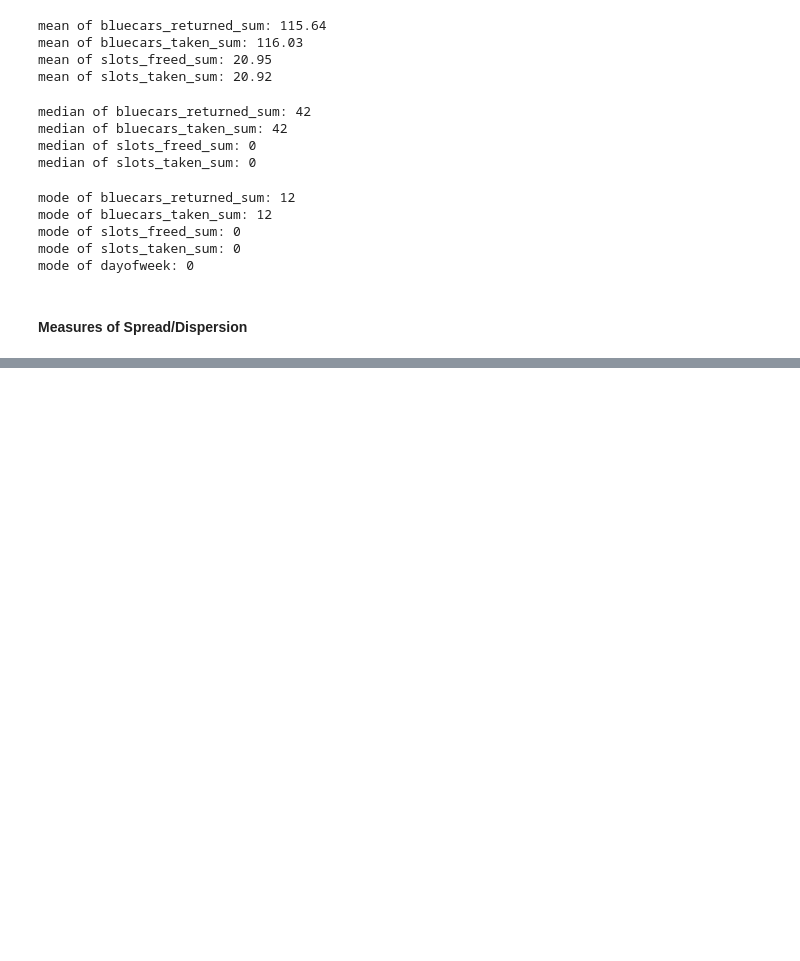
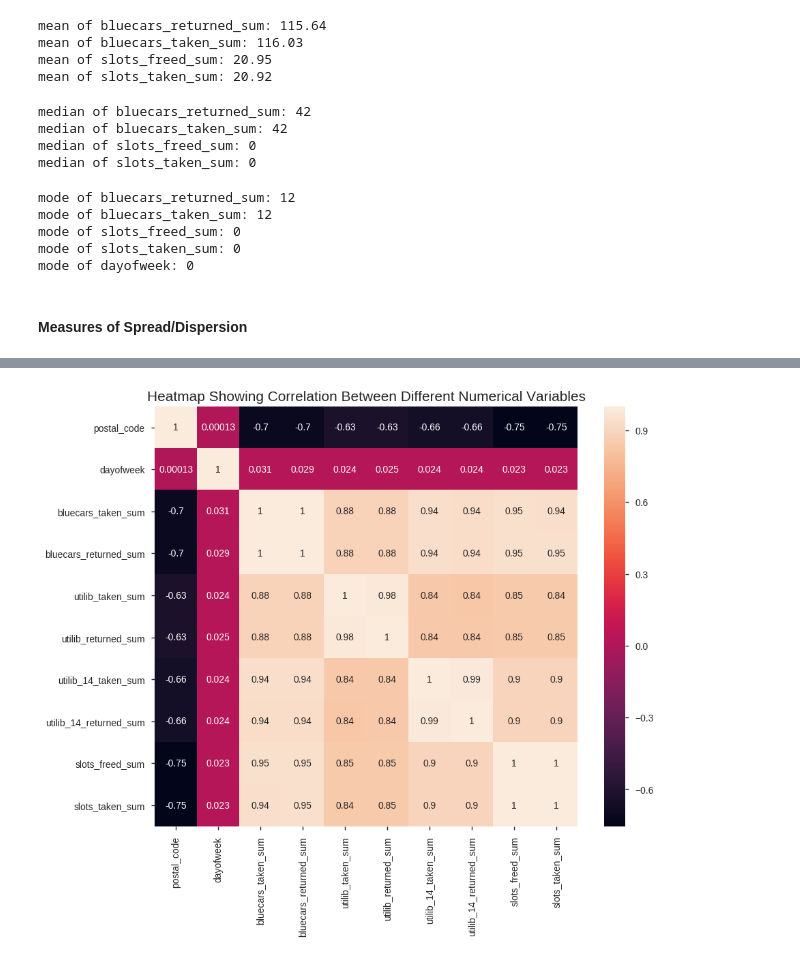
Before and after one commit to booorayan/BluecarsAuto, a Jupyter notebook: Autolib_projecte.ipynb, the cells around one changed output, grey strips where cells are left out. Saved outputs shown, nothing was run; the diff lists cells and outputs as text; code cells hidden in the pictures; blank space fills up the shorter version.

```diff
--- a/Autolib_projecte.ipynb
+++ b/Autolib_projecte.ipynb
@@ -408,0 +520,9 @@ mode of dayofweek: 0
+# %%
+heatmap = autob.corr()
+plt.figure(figsize=(10,8))
+sns.heatmap(heatmap, xticklabels=heatmap.columns, yticklabels=heatmap.columns, annot=True)
+
+plt.title('Heatmap Showing Correlation Between Different Numerical Variables', fontsize=15)
+plt.show()
+# %% [output]
+[figure, added]
```
Also changed, not shown: parts of 50 cells of this notebook.
